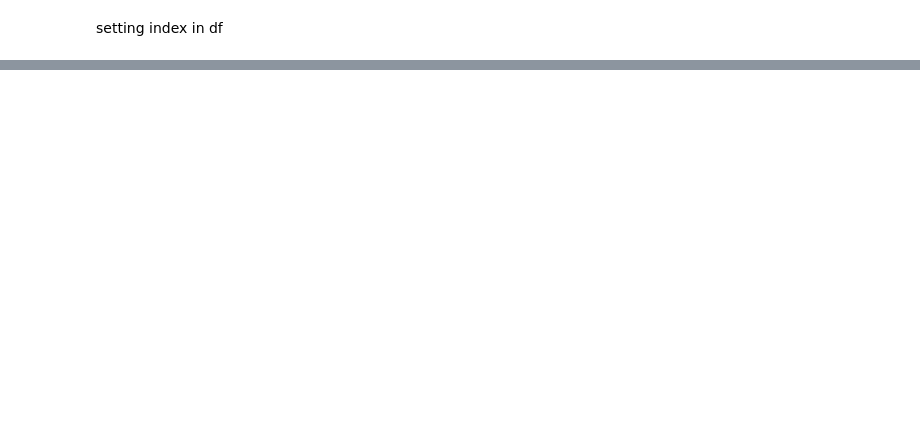
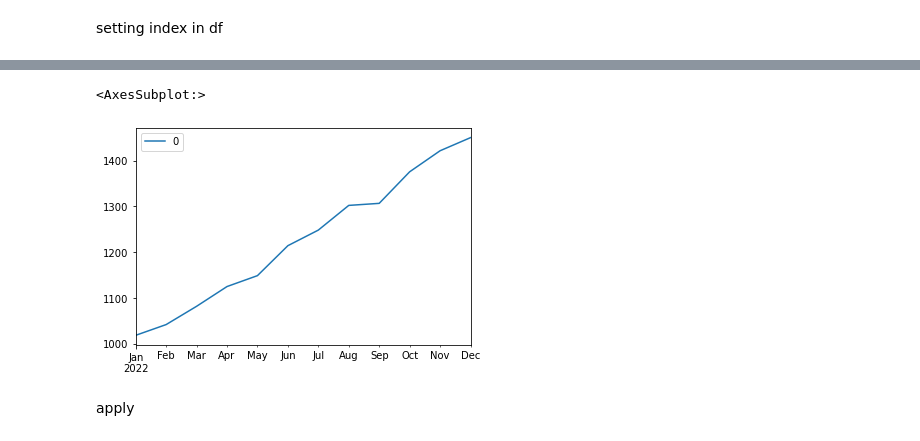
Before and after one commit to blueberrysmoooothie/programing_Practice, a Jupyter notebook: pandas/week2_summary.ipynb, the cells around one changed output, grey strips where cells are left out. Saved outputs shown, nothing was run; the diff lists cells and outputs as text; code cells hidden in the pictures; blank space fills up the shorter version.

```diff
--- a/pandas/week2_summary.ipynb
+++ b/pandas/week2_summary.ipynb
@@ -212,0 +606,4 @@ df.sort_index()
+# %%
+N = 12
+df = pd.Series(1000+40 * np.array(range(N)) + 10 *np.random.randn(N),
+              index = pd.date_range('2022-01-01', periods = N, freq = 'BMS'))
@@ -212,0 +642,7 @@ df.sort_index()
+# %%
+df.to_frame().to_period('m').plot()
+# %% [output]
+<AxesSubplot:>
+[figure, added]
+# %% [markdown]
+apply
```
Also changed, not shown: parts of 82 cells of this notebook.
